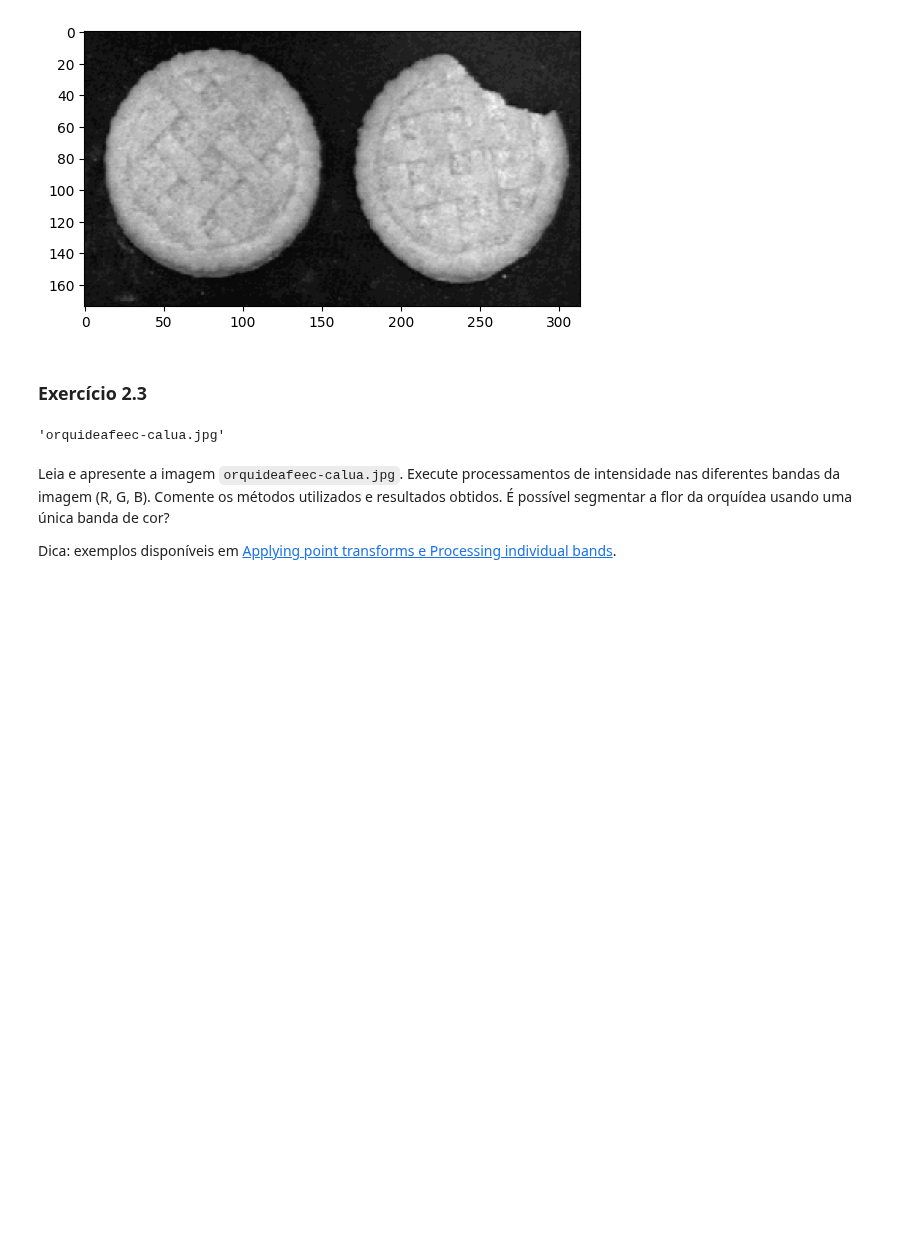
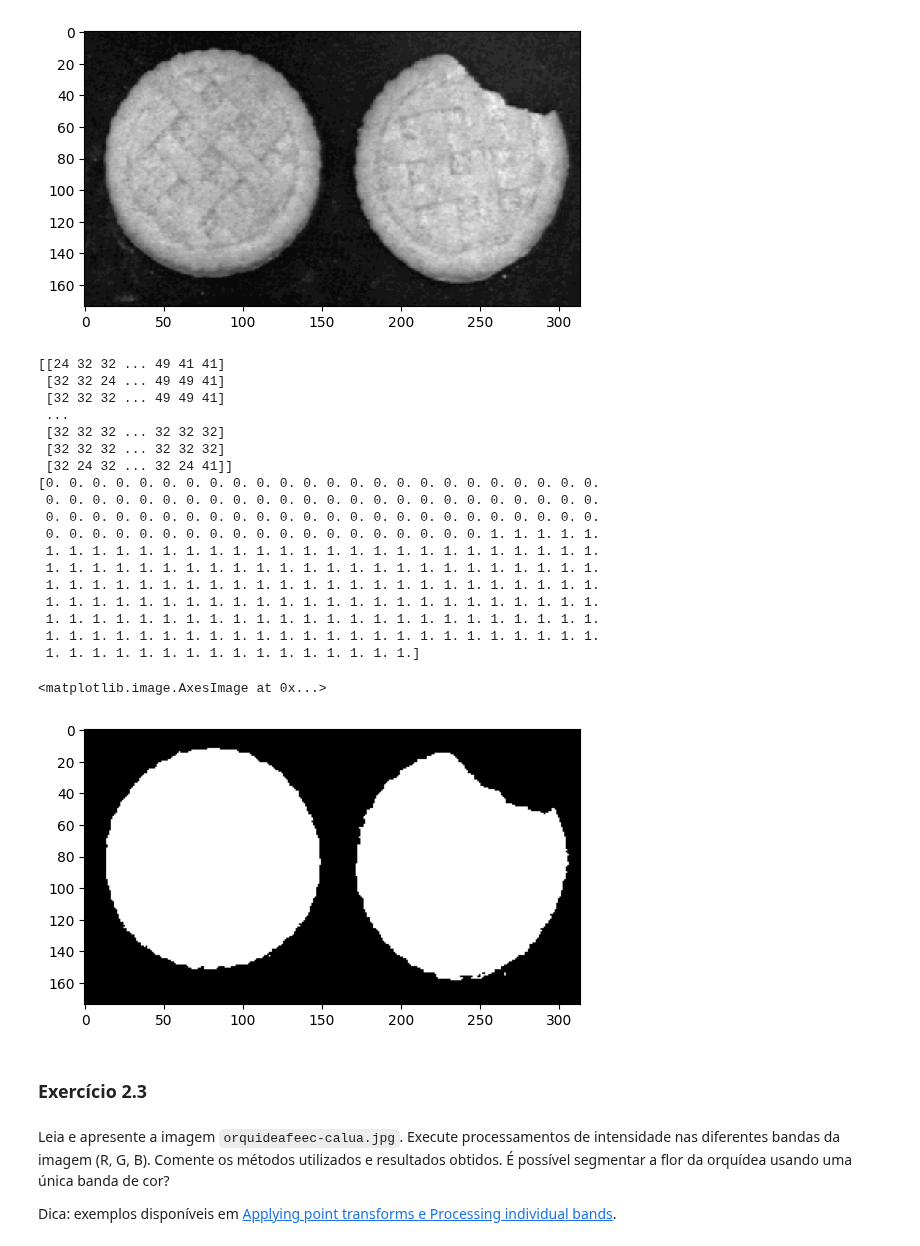
Before and after one commit to UNICAMP-EA979/2026s1-pi03-transforma-ointensidade-HenriqueJose1, a Jupyter notebook: Atividade.ipynb, the cells around one changed output. Cells and saved outputs as stored; diff of their text form; code cells hidden in the pictures; blank space fills up the shorter version.

```diff
--- a/Atividade.ipynb
+++ b/Atividade.ipynb
@@ -243,10 +241,38 @@ plt.imshow(f,cmap='gray')
+# %%
+print(f)
+ID = np.arange(256).astype('uint8')
+temp = f
+tmp = (ID > 90).astype(float) # threshold 128
+print(tmp)
+T = ((tmp-tmp.min())*255/(tmp.max()-tmp.min())).astype('uint8')
+temp = T[temp]
+plt.imshow(temp, cmap='gray')
+# %% [output]
+[[24 32 32 ... 49 41 41]
+ [32 32 24 ... 49 49 41]
+ [32 32 32 ... 49 49 41]
+ ...
+ [32 32 32 ... 32 32 32]
+ [32 32 32 ... 32 32 32]
+ [32 24 32 ... 32 24 41]]
+[0. 0. 0. 0. 0. 0. 0. 0. 0. 0. 0. 0. 0. 0. 0. 0. 0. 0. 0. 0. 0. 0. 0. 0.
+ 0. 0. 0. 0. 0. 0. 0. 0. 0. 0. 0. 0. 0. 0. 0. 0. 0. 0. 0. 0. 0. 0. 0. 0.
+ 0. 0. 0. 0. 0. 0. 0. 0. 0. 0. 0. 0. 0. 0. 0. 0. 0. 0. 0. 0. 0. 0. 0. 0.
+ 0. 0. 0. 0. 0. 0. 0. 0. 0. 0. 0. 0. 0. 0. 0. 0. 0. 0. 0. 1. 1. 1. 1. 1.
+ 1. 1. 1. 1. 1. 1. 1. 1. 1. 1. 1. 1. 1. 1. 1. 1. 1. 1. 1. 1. 1. 1. 1. 1.
+ 1. 1. 1. 1. 1. 1. 1. 1. 1. 1. 1. 1. 1. 1. 1. 1. 1. 1. 1. 1. 1. 1. 1. 1.
+ 1. 1. 1. 1. 1. 1. 1. 1. 1. 1. 1. 1. 1. 1. 1. 1. 1. 1. 1. 1. 1. 1. 1. 1.
+ 1. 1. 1. 1. 1. 1. 1. 1. 1. 1. 1. 1. 1. 1. 1. 1. 1. 1. 1. 1. 1. 1. 1. 1.
+ 1. 1. 1. 1. 1. 1. 1. 1. 1. 1. 1. 1. 1. 1. 1. 1. 1. 1. 1. 1. 1. 1. 1. 1.
+ 1. 1. 1. 1. 1. 1. 1. 1. 1. 1. 1. 1. 1. 1. 1. 1. 1. 1. 1. 1. 1. 1. 1. 1.
+ 1. 1. 1. 1. 1. 1. 1. 1. 1. 1. 1. 1. 1. 1. 1. 1.]
+<matplotlib.image.AxesImage at 0x...>
+[figure, added]
 # %% [markdown]
 ### Exercício 2.3
 # %%
 orquidea_url = r"https://raw.githubusercontent.com/UNICAMP-EA979/EA979-Recursos/main/imgs/orquideafeec-calua.jpg"
-download_image(orquidea_url)
+f = mpimg.imread(download_image(orquidea_url))
-# %% [output]
-'orquideafeec-calua.jpg'
 # %% [markdown]
 Leia e apresente a imagem `orquideafeec-calua.jpg`. Execute processamentos de intensidade nas diferentes bandas da imagem (R, G, B). Comente os métodos utilizados e resultados obtidos. É possível segmentar a flor da orquídea usando uma única banda de cor?
 
```
Also changed, not shown: parts of 3 cells of this notebook.
